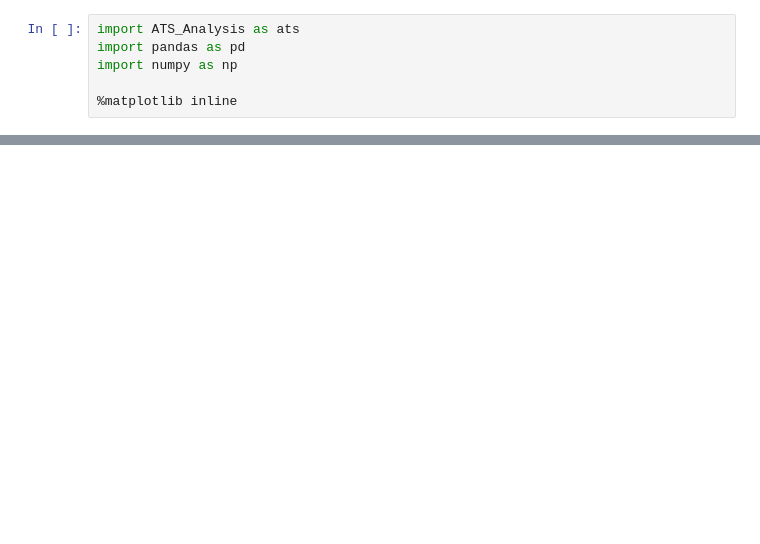
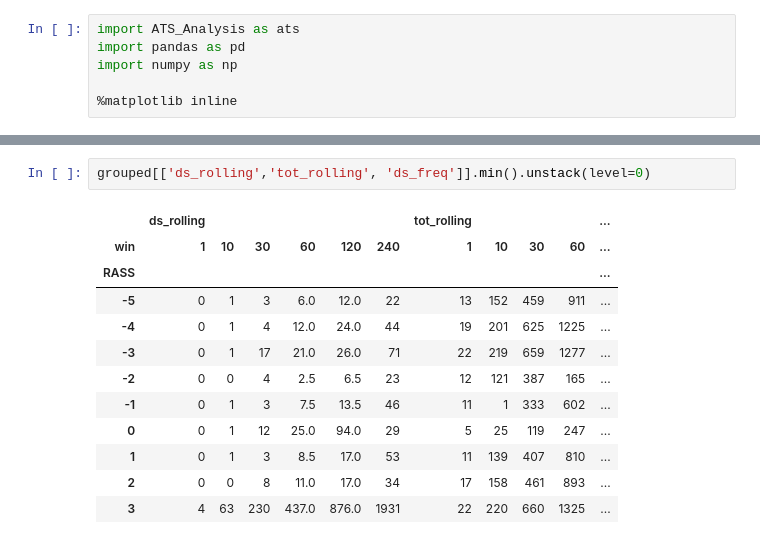
Before and after one commit to psottile05/VentDysSedation, a Jupyter notebook: ATS_Analysis_2016.ipynb, the cells around one changed output, grey strips where cells are left out. Saved outputs shown, nothing was run; the diff lists cells and outputs as text; blank space fills up the shorter version.

```diff
--- a/ATS_Analysis_2016.ipynb
+++ b/ATS_Analysis_2016.ipynb
@@ -31,0 +73,15 @@ df.plot(kind='scatter', x='RASS', y='ds_freq')
+# %%
+grouped[['ds_rolling','tot_rolling', 'ds_freq']].min().unstack(level=0)
+# %% [output]
+|  | ds_rolling |  |  |  |  |  | tot_rolling |  |  |  | ... |
+| win | 1 | 10 | 30 | 60 | 120 | 240 | 1 | 10 | 30 | 60 | ... |
+| RASS |  |  |  |  |  |  |  |  |  |  | ... |
+| -5 | 0 | 1 | 3 | 6.0 | 12.0 | 22 | 13 | 152 | 459 | 911 | ... |
+| -4 | 0 | 1 | 4 | 12.0 | 24.0 | 44 | 19 | 201 | 625 | 1225 | ... |
+| -3 | 0 | 1 | 17 | 21.0 | 26.0 | 71 | 22 | 219 | 659 | 1277 | ... |
+| -2 | 0 | 0 | 4 | 2.5 | 6.5 | 23 | 12 | 121 | 387 | 165 | ... |
+| -1 | 0 | 1 | 3 | 7.5 | 13.5 | 46 | 11 | 1 | 333 | 602 | ... |
+| 0 | 0 | 1 | 12 | 25.0 | 94.0 | 29 | 5 | 25 | 119 | 247 | ... |
+| 1 | 0 | 1 | 3 | 8.5 | 17.0 | 53 | 11 | 139 | 407 | 810 | ... |
+| 2 | 0 | 0 | 8 | 11.0 | 17.0 | 34 | 17 | 158 | 461 | 893 | ... |
+| 3 | 4 | 63 | 230 | 437.0 | 876.0 | 1931 | 22 | 220 | 660 | 1325 | ... |
```
Also changed, not shown: parts of 10 cells of this notebook, 1 other file.
